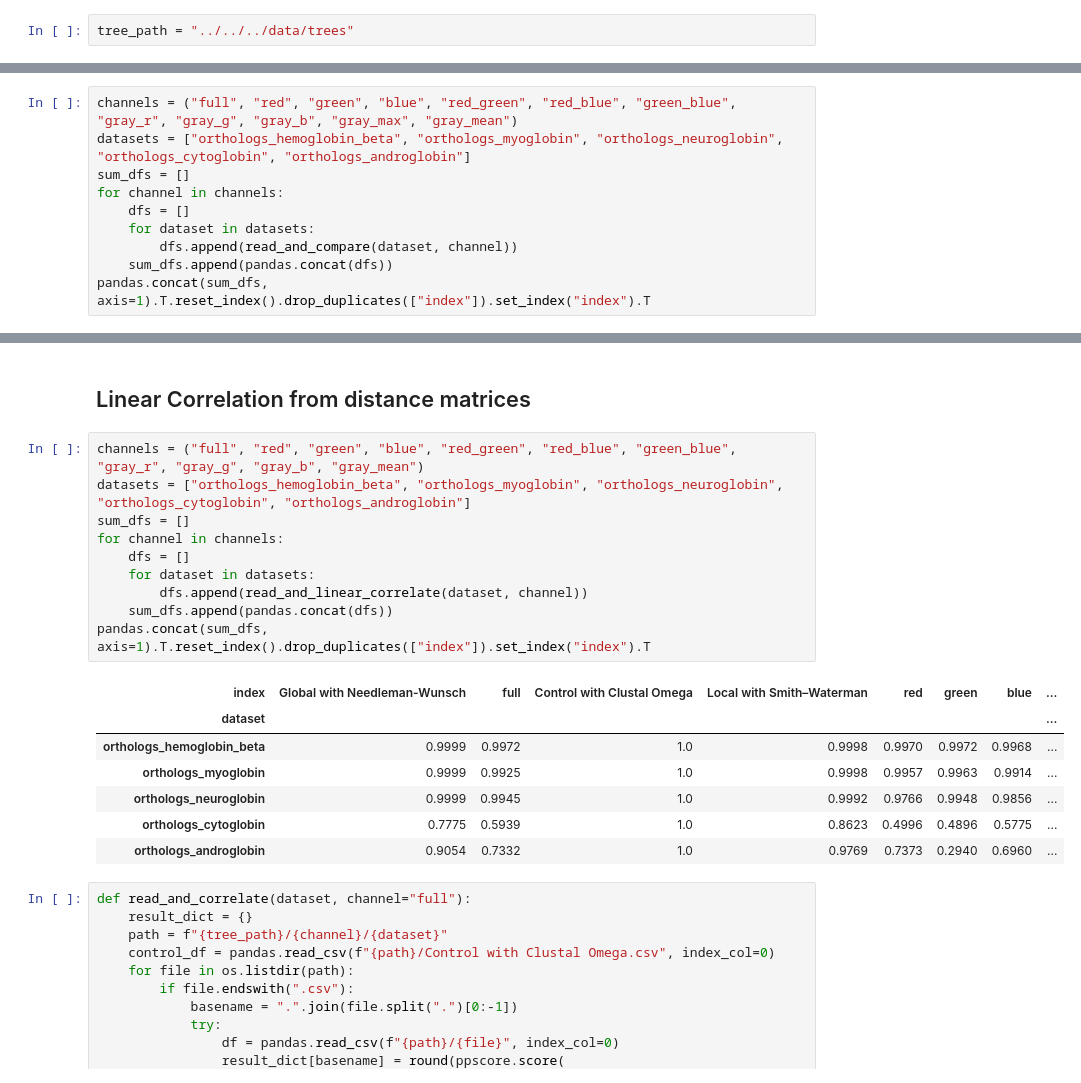
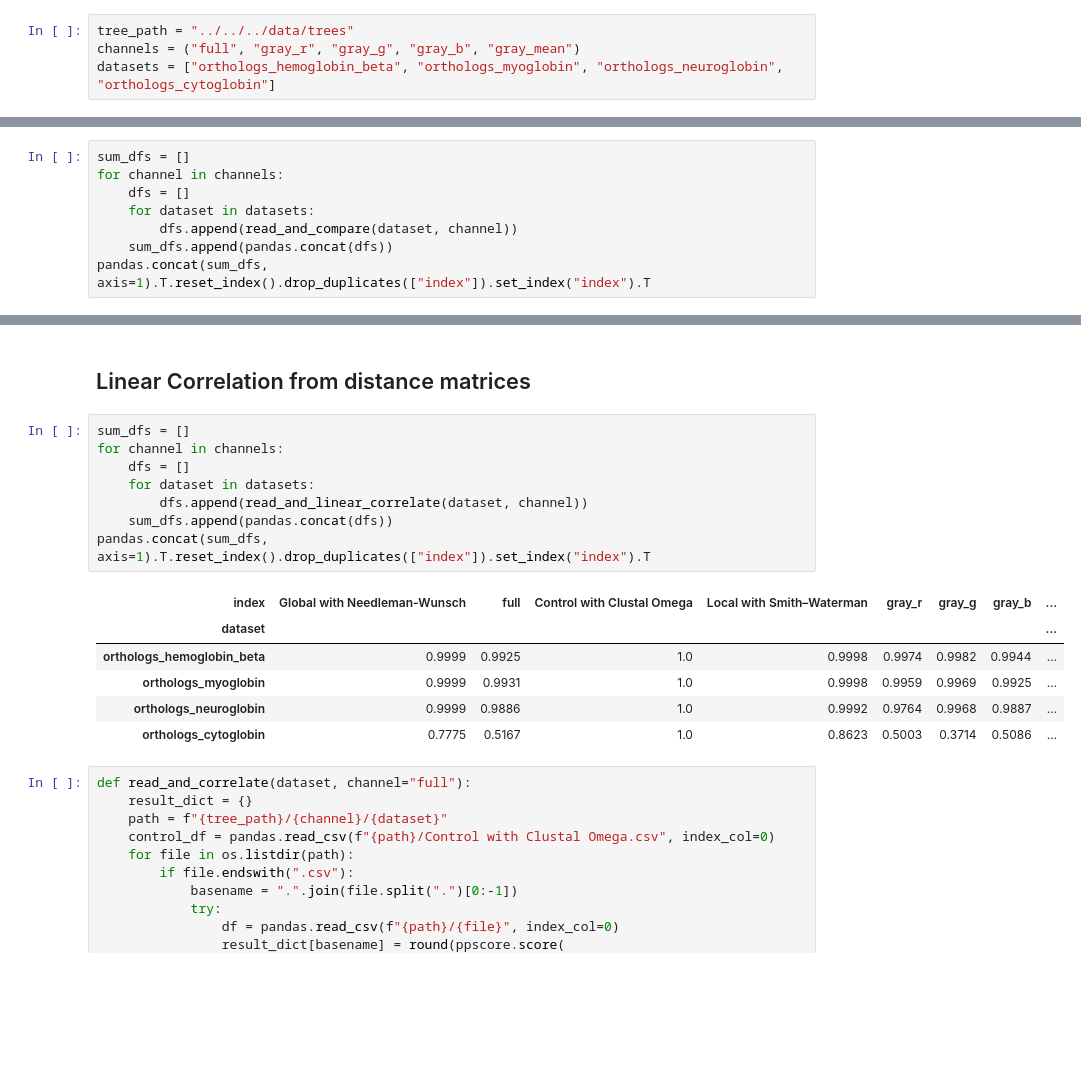
Before and after one commit to TreeTechDev/biomodelml, a Jupyter notebook: notebooks/results/v5/Feature Analysis by Channel.ipynb, the cells around one changed output, grey strips where cells are left out. Cells and saved outputs as stored; diff of their text form; blank space fills up the shorter version.

```diff
--- a/notebooks/results/v5/Feature Analysis by Channel.ipynb
+++ b/notebooks/results/v5/Feature Analysis by Channel.ipynb
@@ -14,6 +14,8 @@ from IPython.core.display import display, HTML
 from ete3 import Tree
 # %%
 tree_path = "../../../data/trees"
+channels = ("full", "gray_r", "gray_g", "gray_b", "gray_mean")
+datasets = ["orthologs_hemoglobin_beta", "orthologs_myoglobin", "orthologs_neuroglobin", "orthologs_cytoglobin"]
 # %%
 def read_and_compare(dataset, channel="full"):
     result_dict = {}
@@ -34,8 +36,6 @@ def read_and_compare(dataset, channel="full"):
 # %% [markdown]
 ## Euclidean Distance from distance matrices
 # %%
-channels = ("full", "red", "green", "blue", "red_green", "red_blue", "green_blue", "gray_r", "gray_g", "gray_b", "gray_max", "gray_mean")
-datasets = ["orthologs_hemoglobin_beta", "orthologs_myoglobin", "orthologs_neuroglobin", "orthologs_cytoglobin", "orthologs_androglobin"]
 sum_dfs = []
 for channel in channels:
     dfs = []
@@ -71,23 +70,20 @@ def read_and_linear_correlate(dataset, channel="full"):
 # %% [markdown]
 ## Linear Correlation from distance matrices
 # %%
-channels = ("full", "red", "green", "blue", "red_green", "red_blue", "green_blue", "gray_r", "gray_g", "gray_b", "gray_mean")
-datasets = ["orthologs_hemoglobin_beta", "orthologs_myoglobin", "orthologs_neuroglobin", "orthologs_cytoglobin", "orthologs_androglobin"]
 sum_dfs = []
 for channel in channels:
     dfs = []
     for dataset in datasets:
         dfs.append(read_and_linear_correlate(dataset, channel))
     sum_dfs.append(pandas.concat(dfs))
 pandas.concat(sum_dfs, axis=1).T.reset_index().drop_duplicates(["index"]).set_index("index").T
 # %% [output]
-| index | Global with Needleman-Wunsch | full | Control with Clustal Omega | Local with Smith–Waterman | red | green | blue | ... |
+| index | Global with Needleman-Wunsch | full | Control with Clustal Omega | Local with Smith–Waterman | gray_r | gray_g | gray_b | ... |
 | dataset |  |  |  |  |  |  |  | ... |
-| orthologs_hemoglobin_beta | 0.9999 | 0.9972 | 1.0 | 0.9998 | 0.9970 | 0.9972 | 0.9968 | ... |
-| orthologs_myoglobin | 0.9999 | 0.9925 | 1.0 | 0.9998 | 0.9957 | 0.9963 | 0.9914 | ... |
-| orthologs_neuroglobin | 0.9999 | 0.9945 | 1.0 | 0.9992 | 0.9766 | 0.9948 | 0.9856 | ... |
-| orthologs_cytoglobin | 0.7775 | 0.5939 | 1.0 | 0.8623 | 0.4996 | 0.4896 | 0.5775 | ... |
-| orthologs_androglobin | 0.9054 | 0.7332 | 1.0 | 0.9769 | 0.7373 | 0.2940 | 0.6960 | ... |
+| orthologs_hemoglobin_beta | 0.9999 | 0.9925 | 1.0 | 0.9998 | 0.9974 | 0.9982 | 0.9944 | ... |
+| orthologs_myoglobin | 0.9999 | 0.9931 | 1.0 | 0.9998 | 0.9959 | 0.9969 | 0.9925 | ... |
+| orthologs_neuroglobin | 0.9999 | 0.9886 | 1.0 | 0.9992 | 0.9764 | 0.9968 | 0.9887 | ... |
+| orthologs_cytoglobin | 0.7775 | 0.5167 | 1.0 | 0.8623 | 0.5003 | 0.3714 | 0.5086 | ... |
 # %%
 def read_and_correlate(dataset, channel="full"):
     result_dict = {}
```
Also changed, not shown: parts of 8 cells of this notebook, 3 other files.
